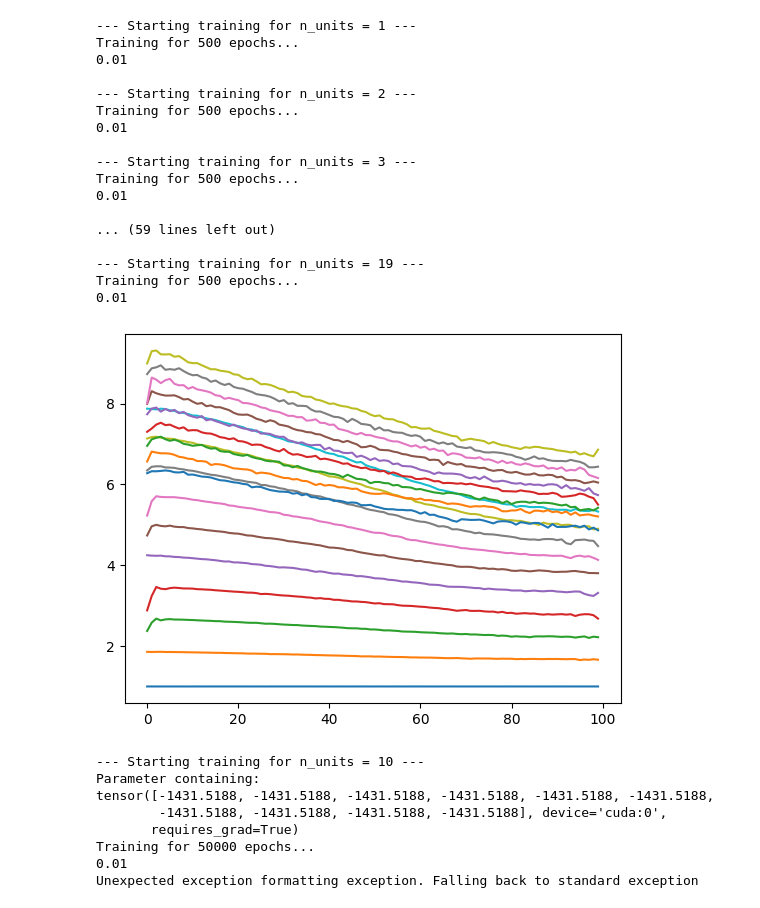
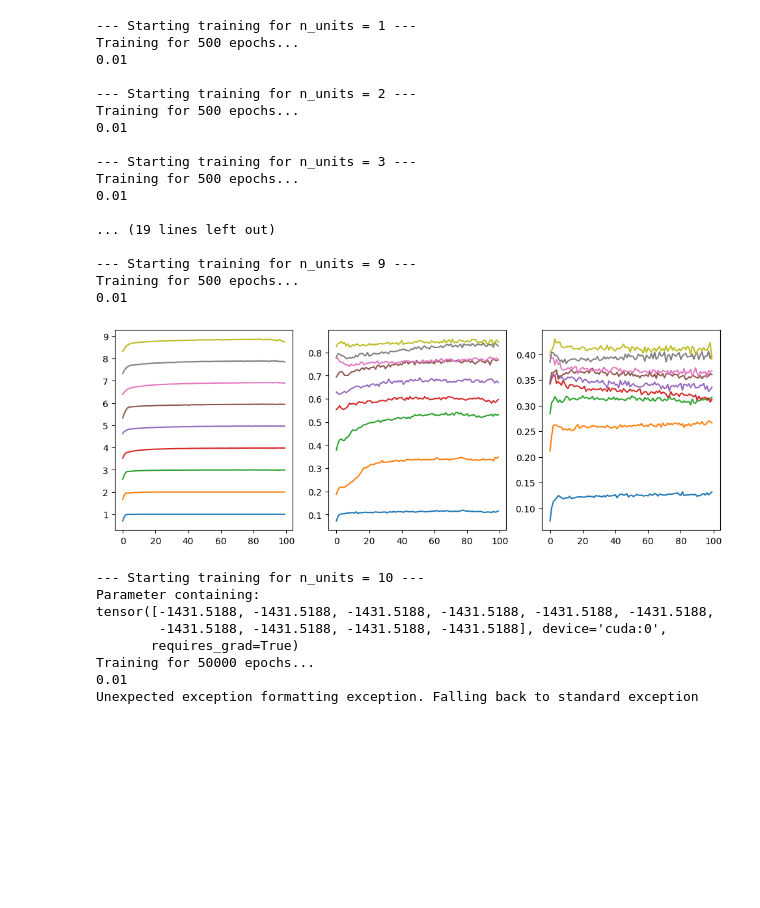
Before and after one commit to HugoLeRoy94/opt_bin_resp, a Jupyter notebook: run/notebooks/test_script.ipynb, the cells around one changed output. Saved outputs shown, nothing was run; the diff lists cells and outputs as text; code cells hidden in the pictures; blank space fills up the shorter version.

```diff
--- a/run/notebooks/test_script.ipynb
+++ b/run/notebooks/test_script.ipynb
@@ -26,11 +28,11 @@ from run.run import estimate_memory_usage
 temp_ramp = lambda start,end,tmax,t:end + (start - end) * np.exp(-5.0 * t / tmax)
 # %%
-n_units_list = np.arange(1,20,1)#, 10, 15, 20, 30, 50]
+n_units_list = np.arange(1,15,1)#, 10, 15, 20, 30, 50]
 print(2**10)
 n_units = n_units_list[0]
 k_sub = 5
-n_families = 1
-N_train = 2**11
+n_families = 10
+N_train = 2**14
 print(N_train)
 
 
@@ -38,14 +40,14 @@ CONF = {
     # environment
         # energies
     "n_families": n_families,
-    "latent_dim":3,
-    "average_family_distance":.5, # distance  between the family centers
+    "latent_dim":10,
+    "average_family_distance":1., # distance  between the family centers
         # concentration
-    "init_means": [np.random.randint(1, 8) for _ in range(n_families)], # Fixed
-    "shape_sigma": .1,#1./n_families,
+    "init_means": [np.random.randint(3, 5) for _ in range(n_families)], # Fixed
+    "shape_sigma": 1.,#1./n_families,
     # receptor
     "k_sub": k_sub, # number of sub-units
-    "temperature": .01, # temperature of the sigmoid that approximate a binary answer
+    "temperature": .1, # temperature of the sigmoid that approximate a binary answer
     "n_units" : n_units, # number of genes
     "receptor_indices" : torch.tensor([[i for _ in range(k_sub)] for i in range(n_units)], dtype=torch.long), # actual receptors considered
 
@@ -55,7 +57,8 @@ CONF = {
 
 
     "lr": 0.05, # learning rate
-    "loss": "family", # type of loss
+    "loss": "exact", # type of loss
+    'entropy':'renyi',
     #"cov_weight":20.,
     "use_scheduler":False,
 }
@@ -72,6 +75,7 @@ Fitting UMAP... (This may take a few seconds)
 # %%
 prev_env = None
 train_out = list()
+fig,ax = plt.subplots(ncols=3,figsize=(12,4))
 
 for n_units in n_units_list: # e.g., [1, 2, 3, 4, 5, ...]
     print(f"\n--- Starting training for n_units = {n_units} ---")
@@ -82,11 +86,14 @@ for n_units in n_units_list: # e.g., [1, 2, 3, 4, 5, ...]
     # Pass prev_env to start from the n-1 endpoint
     env, rec, loss_fn, optimize = initialize(CONF, SymmetricEnv=False, prev_env=prev_env)
 
-    train_out.append(train(CONF, env, rec, loss_fn, optimize, measurement_fns=[full_array_entropy, mean_receptor_distance]))
+    train_out.append(train(CONF, env, rec, loss_fn, optimize, measurement_fns=[full_array_entropy, mean_receptor_distance,mutual_information_family,mutual_information_concentration]))
 
     # Save the current environment to be the foundation for the next iteration
     prev_env = env
-    plt.plot(train_out[-1]['full_array_entropy'])
+
+    ax[0].plot(train_out[-1]['full_array_entropy'])
+    ax[1].plot(train_out[-1]['mutual_information_family'])
+    ax[2].plot(train_out[-1]['mutual_information_concentration'])
 # %% [output]
 --- Starting training for n_units = 1 ---
 Training for 500 epochs...
@@ -112,40 +118,44 @@ Training for 500 epochs...
 # %%
 prev_env = None
 train_out = list()
+fig,ax = plt.subplots(ncols=3,figsize=(12,4))
 
 for n_units in n_units_list: # e.g., [1, 2, 3, 4, 5, ...]
     print(f"\n--- Starting training for n_units = {n_units} ---")
 
     CONF["n_units"] = n_units
     CONF["receptor_indices"] = torch.tensor([[i for _ in range(k_sub)] for i in range(n_units)], dtype=torch.long)
 
     # Pass prev_env to start from the n-1 endpoint
     env, rec, loss_fn, optimize = initialize(CONF, SymmetricEnv=False, prev_env=prev_env)
 
-    train_out.append(train(CONF, env, rec, loss_fn, optimize, measurement_fns=[full_array_entropy, mean_receptor_distance]))
+    train_out.append(train(CONF, env, rec, loss_fn, optimize, measurement_fns=[full_array_entropy, mean_receptor_distance,mutual_information_family,mutual_information_concentration]))
 
     # Save the current environment to be the foundation for the next iteration
     prev_env = env
-    plt.plot(train_out[-1]['full_array_entropy'])
+
+    ax[0].plot(train_out[-1]['full_array_entropy'])
+    ax[1].plot(train_out[-1]['mutual_information_family'])
+    ax[2].plot(train_out[-1]['mutual_information_concentration'])
 # %% [output]
 --- Starting training for n_units = 1 ---
 Training for 500 epochs...
 0.01
 
 --- Starting training for n_units = 2 ---
 Training for 500 epochs...
 0.01
 
 --- Starting training for n_units = 3 ---
 Training for 500 epochs...
 0.01
 
-... (59 lines left out)
+... (19 lines left out)
 
---- Starting training for n_units = 19 ---
+--- Starting training for n_units = 9 ---
 Training for 500 epochs...
 0.01
-[figure, old version]
+[figure, new version]
 # %%
 for n_units in n_units_list:
     print(f"\n--- Starting training for n_units = {n_units} ---")
```
Also changed, not shown: parts of 4 cells of this notebook, 2 other files.
